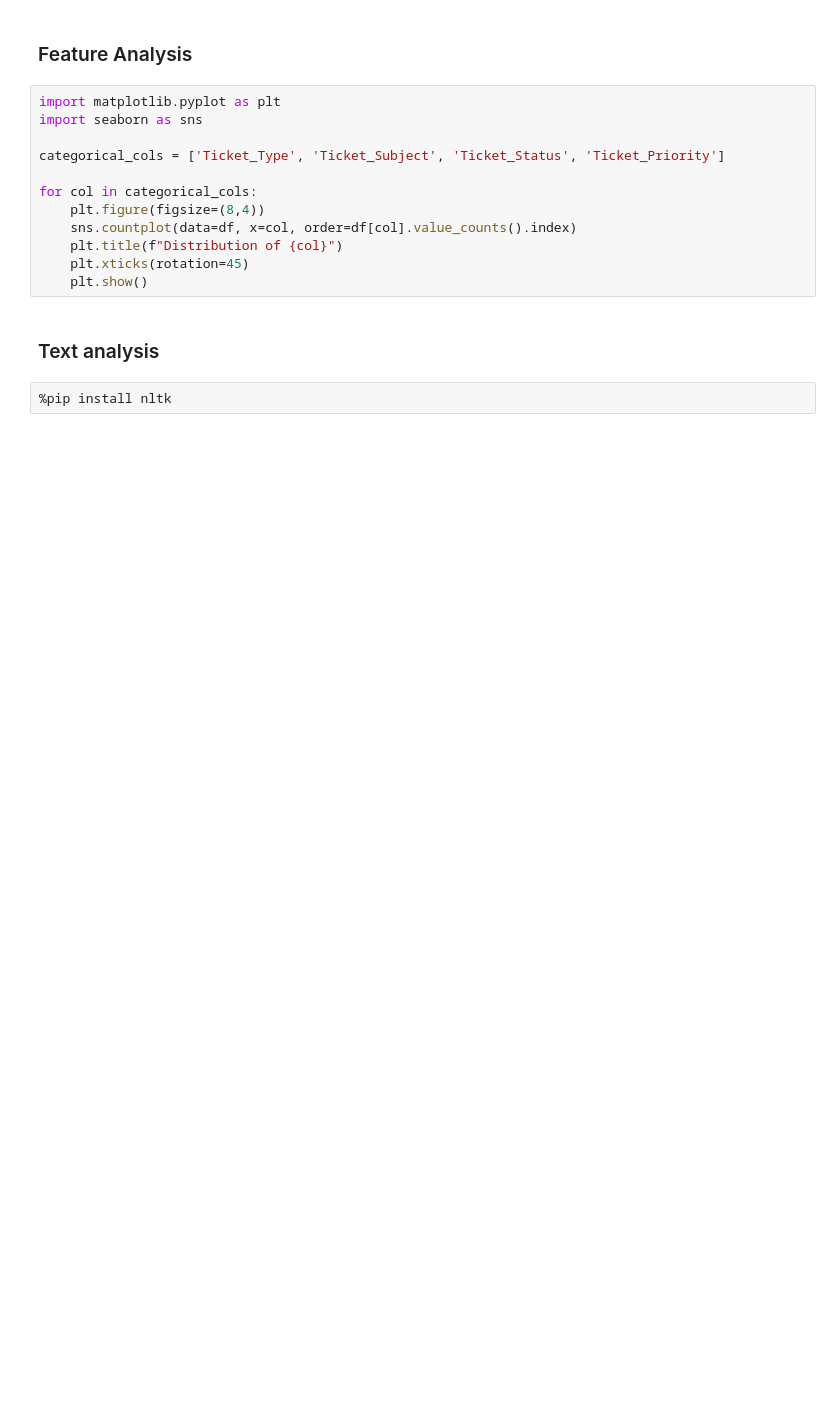
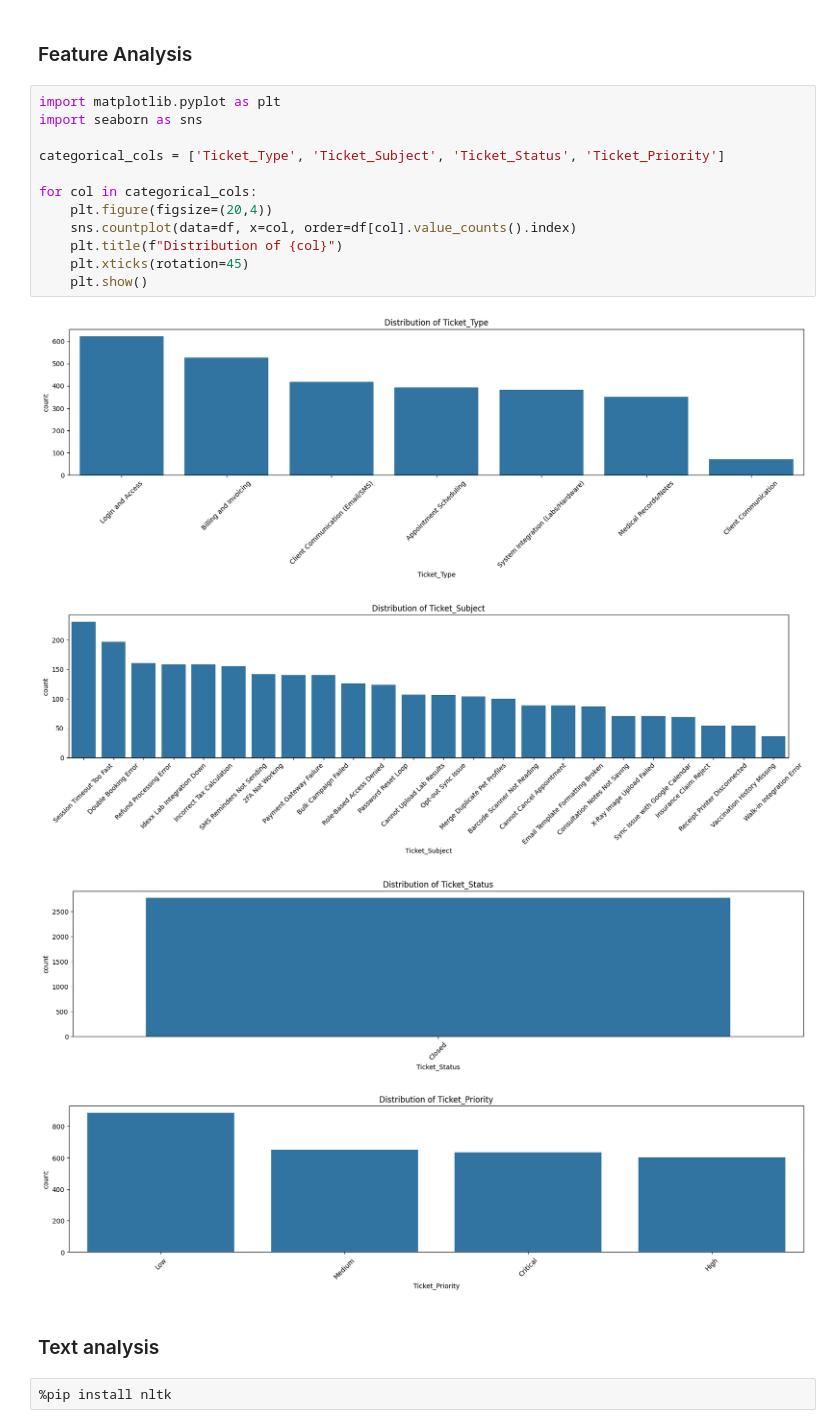
Before and after one commit to jazz1416/VetTrack-Customer-Service-Agent, a Jupyter notebook: 01_DataEngineering.ipynb, the cells around one changed output. Cells and saved outputs as stored; diff of their text form; blank space fills up the shorter version.

```diff
--- a/01_DataEngineering.ipynb
+++ b/01_DataEngineering.ipynb
@@ -112,15 +184,20 @@ df.describe()
 # %%
 import matplotlib.pyplot as plt
 import seaborn as sns
 
 categorical_cols = ['Ticket_Type', 'Ticket_Subject', 'Ticket_Status', 'Ticket_Priority']
 
 for col in categorical_cols:
-    plt.figure(figsize=(8,4))
+    plt.figure(figsize=(20,4))
     sns.countplot(data=df, x=col, order=df[col].value_counts().index)
     plt.title(f"Distribution of {col}")
     plt.xticks(rotation=45)
     plt.show()
+# %% [output]
+[figure, added]
+[figure, added]
+[figure, added]
+[figure, added]
 # %% [markdown]
 ### Text analysis
 # %%
```
Also changed, not shown: parts of 15 cells of this notebook, 4 other files.
